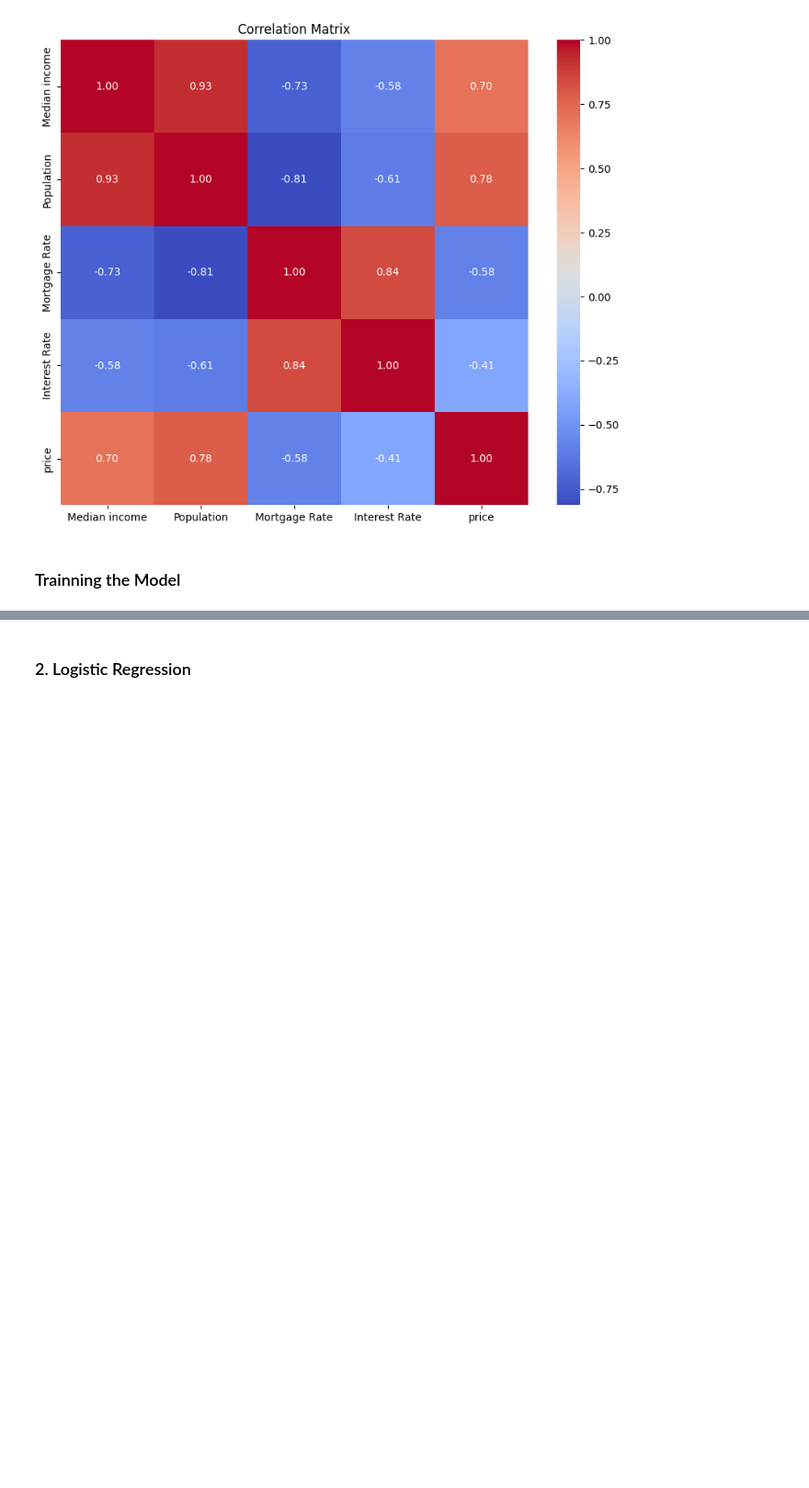
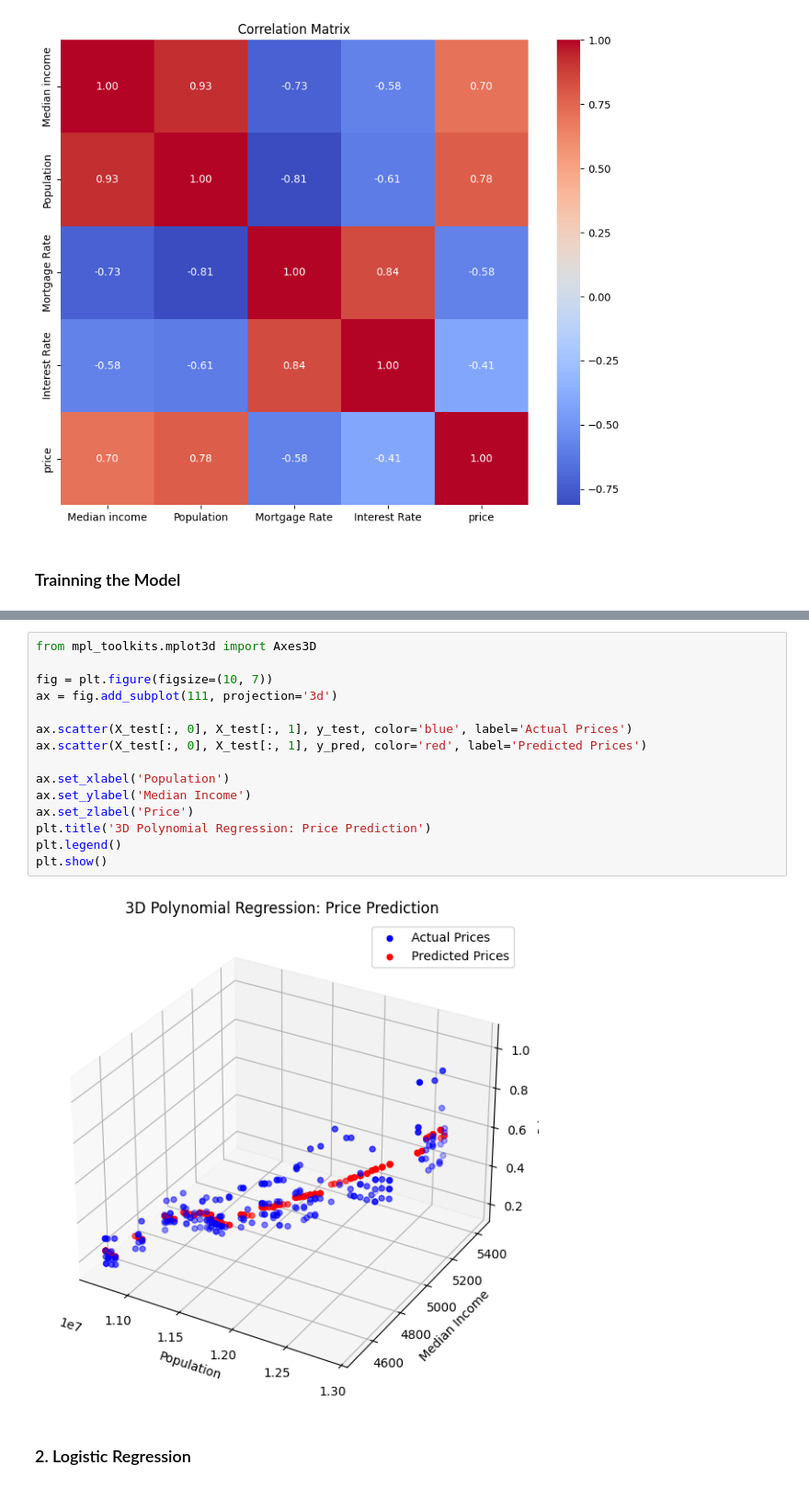
Before and after one commit to Jianting-Selina/PROG8430-1, a Jupyter notebook: presentationworkshop5_new.ipynb, the cells around one changed output, grey strips where cells are left out. Shown at 92% size. Drawn from its saved outputs; the diff is of its cells as text; blank space fills up the shorter version.

```diff
--- a/presentationworkshop5_new.ipynb
+++ b/presentationworkshop5_new.ipynb
@@ -115,2 +140,19 @@ R-squared: 0.62429739262656
+# %%
+from mpl_toolkits.mplot3d import Axes3D
+
+fig = plt.figure(figsize=(10, 7))
+ax = fig.add_subplot(111, projection='3d')
+
+ax.scatter(X_test[:, 0], X_test[:, 1], y_test, color='blue', label='Actual Prices')
+ax.scatter(X_test[:, 0], X_test[:, 1], y_pred, color='red', label='Predicted Prices')
+
+ax.set_xlabel('Population')
+ax.set_ylabel('Median Income')
+ax.set_zlabel('Price')
+plt.title('3D Polynomial Regression: Price Prediction')
+plt.legend()
+plt.show()
+# %% [output]
+[figure, added]
 # %% [markdown]
  ### 2.  Logistic Regression
```
Also changed, not shown: parts of 6 cells of this notebook.
